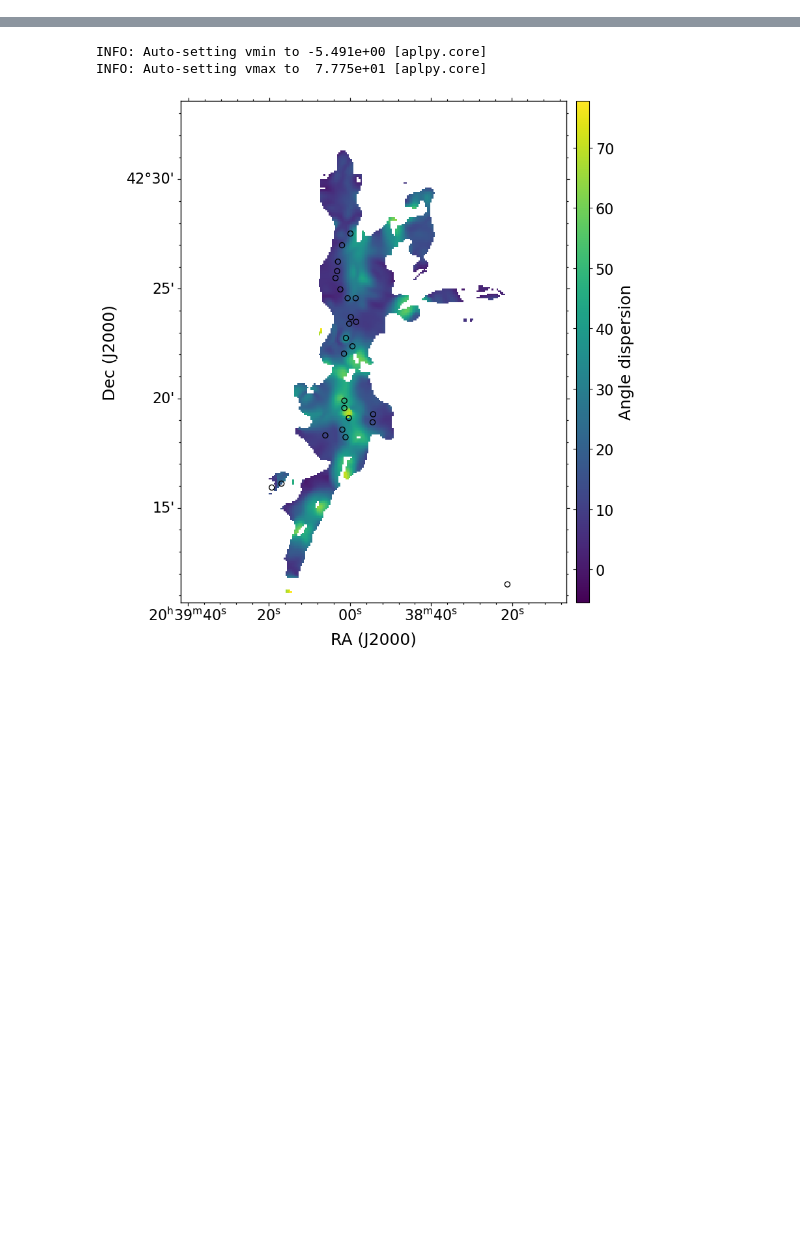
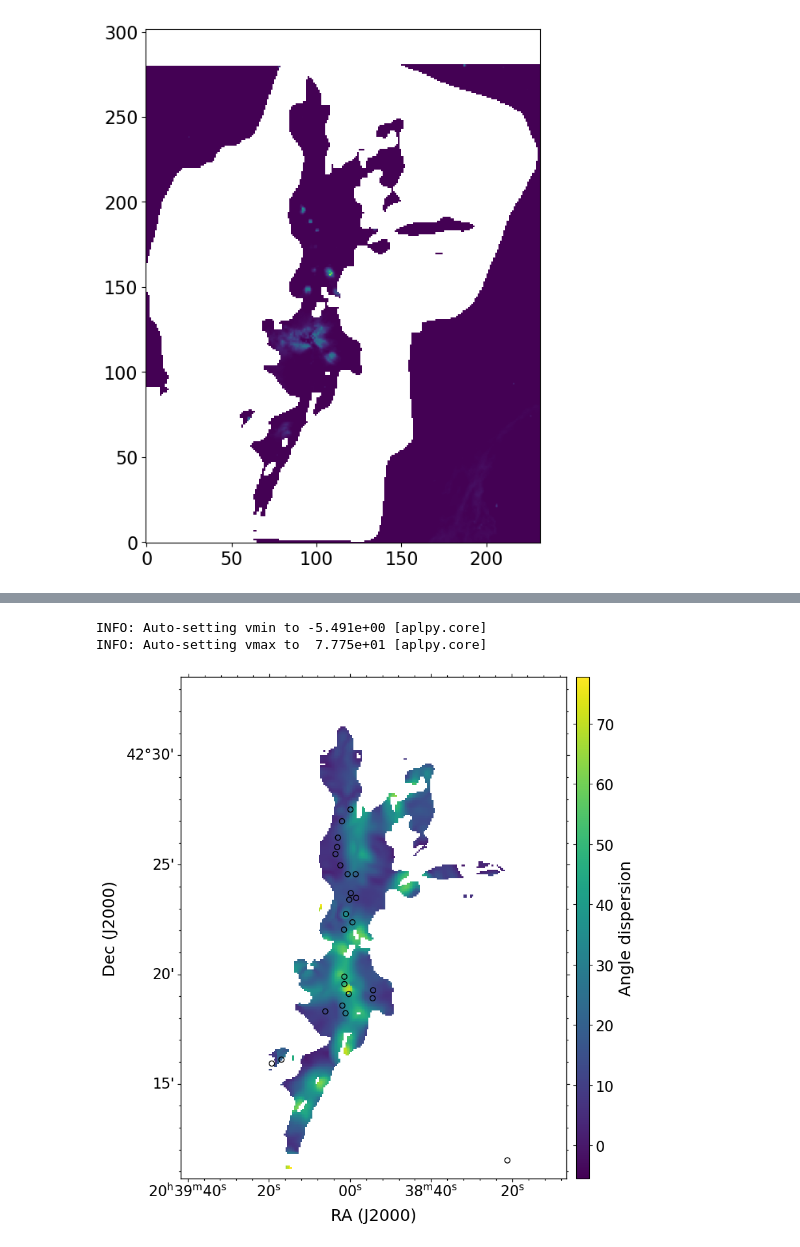
Before and after one commit to Siddharth3-14/Internship-MIT, a Jupyter notebook: Plotting_figures.ipynb, the cells around one changed output, grey strips where cells are left out. Saved outputs shown, nothing was run; the diff lists cells and outputs as text; code cells hidden in the pictures; blank space fills up the shorter version.

```diff
--- a/Plotting_figures.ipynb
+++ b/Plotting_figures.ipynb
@@ -23,12 +23,22 @@ dense_cores.head()
 RA_array = np.array(dense_cores[7])
 DEC_array = np.array(dense_cores[8])
 # %%
+########## importing and testing the file
 FITS1 = '../FITS_file/new_fits/DR21_OTF_full_pipeline.fits'
 FITS2 = '../FITS_file/new_fits/DR21_full_NH2_Repr.fits'
+FITS3 = '../FITS_file/new_fits/DR21_full_Tdust_Repr.fits'
+FITS4 = '../FITS_file/new_fits/DR21_full_IRAC4_Repr.fits'
+FITS5 = '../FITS_file/new_fits/DR21_full_Her250_Repr.fits'
+FITS6 = '../FITS_file/new_fits/DR21_full_Fil_Mask.fits'
 
 hdul = fits.open(FITS1)
 hdul2 = fits.open(FITS2)
+hdul3 = fits.open(FITS3)
+hdul4 = fits.open(FITS4)
+hdul5 = fits.open(FITS5)
+hdul6 = fits.open(FITS6)
 
+# print(hdul.info())
 
 MapStokesI = hdul[0]
 MapStokesIError = hdul[1]
@@ -42,7 +52,10 @@ MapPolAngleError = hdul[12]
 MapPolFlux = hdul[13]
 MapPolFluxError = hdul[14]
 MapColumndensity = hdul2[0]
-
+MapTemperature = hdul3[0]
+Map8Micron = hdul4[0]
+MapHer250 = hdul5[0]
+Mask = hdul6[0]
 
 MapPolSNR = MapDebPol.copy()
 BlankedMapPol = MapDebPol.copy()
@@ -50,50 +63,98 @@ BlankedMapPolAngle = MapPolAngle.copy()
 BlankedMapPolAngleError = MapPolAngleError.copy()
 BlankedMapPolAngleNonRotated = MapPolAngleNonRotated.copy()
 BlankedMapStokesI = MapStokesI.copy()
+BlankedMapStokesIError = MapStokesIError.copy()
 BlankedMapStokesQ = MapStokesQ.copy()
 BlankedMapStokesU = MapStokesU.copy()
 BlankedMapColumnDensity = MapColumndensity.copy()
+BlankedMapTemperature = MapTemperature.copy()
+BlankedMap8Mircon = Map8Micron.copy()
+BlankedMapHer250 = MapHer250.copy()
+BlankedMapDebPolError = MapDebPolError.copy()
+
 
 ######## taking points only with singal to noise ratio more than 3
 MapPolSNR.data[:] = np.nan
 MapPolSNR.data = MapDebPol.data/MapDebPolError.data
+
 
 Selector = (MapPolSNR.data < 3)
 BlankedMapPol.data[Selector] = np.nan
 BlankedMapPolAngle.data[Selector] = np.nan
 BlankedMapPolAngleError.data[Selector] = np.nan
 BlankedMapStokesI.data[Selector] = np.nan
+BlankedMapStokesIError.data[Selector] = np.nan
 BlankedMapStokesQ.data[Selector] = np.nan
 BlankedMapStokesU.data[Selector] = np.nan
 BlankedMapPolAngleNonRotated.data[Selector] = np.nan
 BlankedMapColumnDensity.data[Selector] = np.nan
+BlankedMapTemperature.data[Selector] = np.nan
+BlankedMap8Mircon.data[Selector] = np.nan
+BlankedMapHer250.data[Selector] = np.nan
+BlankedMapDebPolError.data[Selector] = np.nan
 
 ############## removing any points with pfrac above 50
 Selector = (BlankedMapPol.data>50)
 BlankedMapPol.data[Selector] = np.nan
 BlankedMapPolAngle.data[Selector] = np.nan
 BlankedMapPolAngleError.data[Selector] = np.nan
 BlankedMapStokesI.data[Selector] = np.nan
+BlankedMapStokesIError.data[Selector] = np.nan
 BlankedMapStokesQ.data[Selector] = np.nan
 BlankedMapStokesU.data[Selector] = np.nan
 BlankedMapPolAngleNonRotated.data[Selector] = np.nan
 BlankedMapColumnDensity.data[Selector] = np.nan
+BlankedMapTemperature.data[Selector] = np.nan
+BlankedMap8Mircon.data[Selector] = np.nan
+BlankedMapHer250.data[Selector] = np.nan
+BlankedMapDebPolError.data[Selector] = np.nan
+
 
 ############ removing any data points with I/I_error < 100
 Selector = MapStokesI.data/MapStokesIError.data < 100
 BlankedMapPol.data[Selector] = np.nan
 BlankedMapPolAngle.data[Selector] = np.nan
 BlankedMapPolAngleError.data[Selector] = np.nan
 BlankedMapStokesI.data[Selector] = np.nan
+BlankedMapStokesIError.data[Selector] = np.nan
 BlankedMapStokesQ.data[Selector] = np.nan
 BlankedMapStokesU.data[Selector] = np.nan
 BlankedMapPolAngleNonRotated.data[Selector] = np.nan
 BlankedMapColumnDensity.data[Selector] = np.nan
+BlankedMapTemperature.data[Selector] = np.nan
+BlankedMap8Mircon.data[Selector] = np.nan
+BlankedMapHer250.data[Selector] = np.nan
+BlankedMapDebPolError.data[Selector] = np.nan
 
 # plt.figure(figsize=(6,6))
-# # plt.imshow(np.log10(MapHer250.data),origin='lower',vmin = 0 , vmax = 3)
-# plt.imshow(BlankedMapStokesI.data,origin='lower')
-# plt.show()
-test = MapColumndensity.copy()
-test.data = np.log10(test.data)
-# test.writeto('../FITS_file/new_fits/DR21_full_log_NH2_Repr.fits')
+# plt.imshow(np.log10(MapHer250.data),origin='lower',vmin = 0 , vmax = 3)
+
+# Selector = BlankedMap8Mircon.data < 80
+# BlankedMap8Mircon.data[Selector] = np.nan
+
+
+# BlankedMapColumnDensity.data = BlankedMapColumnDensity.data*(BlankedMapStokesI.data/BlankedMapStokesI.data)
+# BlankedMapTemperature.data = BlankedMapTemperature.data*(BlankedMapStokesI.data/BlankedMapStokesI.data)
+# BlankedMap8Mircon.data = BlankedMap8Mircon.data*(BlankedMapStokesI.data/BlankedMapStokesI.data)
+# BlankedMapPolAngleError.data = BlankedMapPolAngleError.data*(BlankedMapStokesI.data/BlankedMapStokesI.data)
+# BlankedMapHer250.data = BlankedMapHer250.data*(BlankedMapStokesI.data/BlankedMapStokesI.data)
+
+############## generating the RA and DEC mesh
+# DEC_grid,RA_grid = generate_RA_DEC_mesh(hdul[0])
+# seperation = MapPolAngle.copy()
+
+# CheckMapTemperature = BlankedMapTemperature.copy()
+# selector = BlankedMapTemperature.data>40
+# CheckMapTemperature.data[selector] = 5
+# CheckMapTemperature = BlankedMapTemperature.copy()
+# selector = BlankedMapTemperature.data<30
+# CheckMapTemperature.data[selector] = 5
+
+
+plt.figure(figsize=(6,8))
+# plt.imshow(CheckMapTemperature.data,origin='lower')
+plt.imshow(BlankedMap8Mircon.data ,origin='lower',vmin=80)
+plt.tight_layout()
+plt.show()
+# %% [output]
+[figure, added]
```
Also changed, not shown: parts of 4 cells of this notebook, 3 other files.
